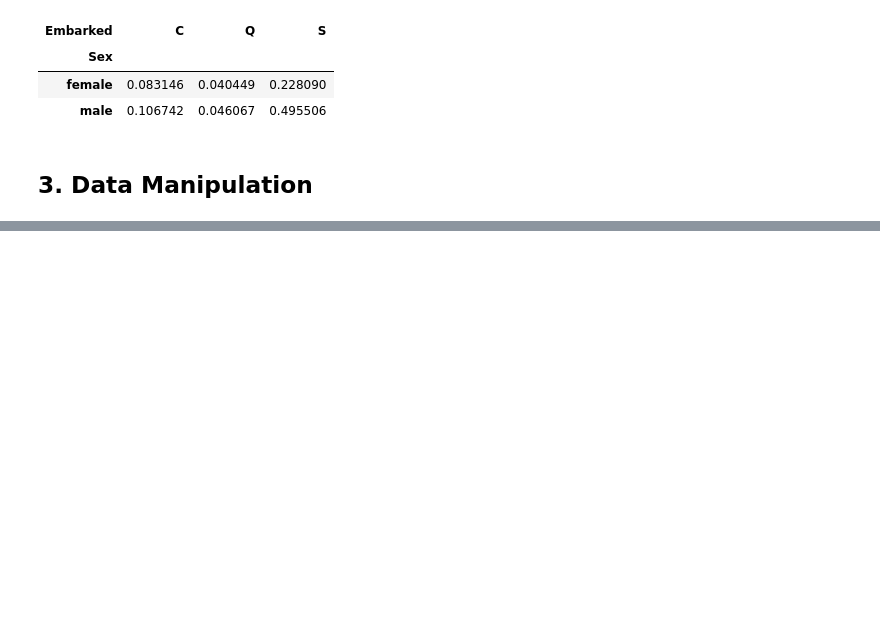
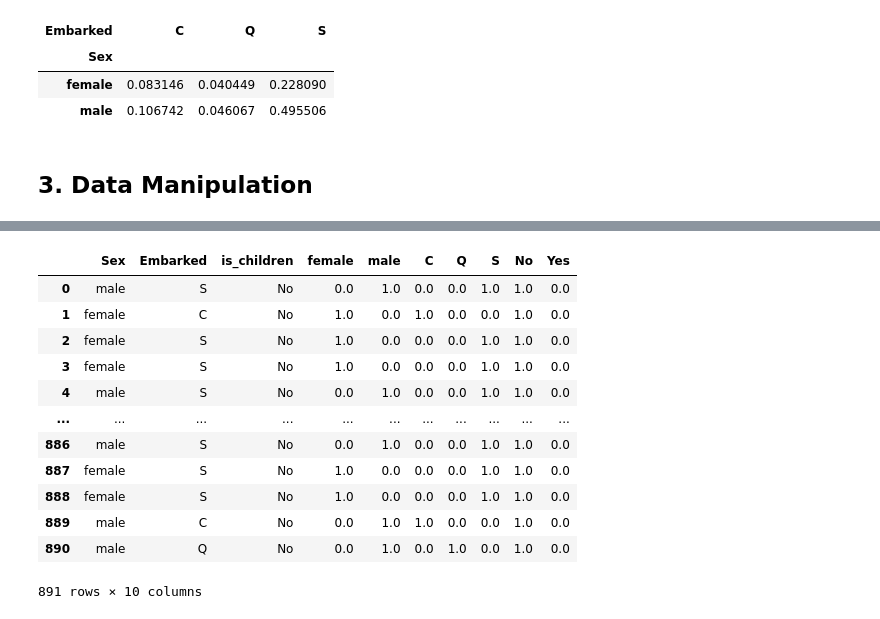
Before and after one commit to ergonrizky26/habis-kerja-data-science-practice, a Jupyter notebook: [Modul_5_Habis_Kerja]_python_data_modelling.ipynb, the cells around one changed output, grey strips where cells are left out. Cells and saved outputs as stored; diff of their text form; code cells hidden in the pictures; blank space fills up the shorter version.

```diff
--- a/[Modul_5_Habis_Kerja]_python_data_modelling.ipynb
+++ b/[Modul_5_Habis_Kerja]_python_data_modelling.ipynb
@@ -316,0 +438,14 @@ pd.crosstab(data['Sex'], data['Embarked'], normalize=True) # normalize value dat
+# %%
+# import sklearn libraries
+from sklearn.preprocessing import StandardScaler, MinMaxScaler
+
+# StandardScaler
+scaler1 = StandardScaler()
+std_scaler = scaler1.fit_transform(data_dropped[['clipped_fare']])
+# %%
+# MinMaxScaler
+scaler2 = MinMaxScaler()
+mm_scaler = scaler2.fit_transform(data_dropped[['clipped_fare']])
+# %%
+data_dropped['std_fare'] = std_scaler
+data_dropped['mm_fare'] = mm_scaler
@@ -316,0 +500,29 @@ pd.crosstab(data['Sex'], data['Embarked'], normalize=True) # normalize value dat
+# %%
+col = sorted(data_dropped['Sex'].unique().tolist()) + sorted(data_dropped['Embarked'].unique().tolist()) + sorted(data_dropped['is_children'].unique().tolist())
+# %%
+from sklearn.preprocessing import OneHotEncoder
+
+# membuat variabel enc yang berisi class OneHotEncoder
+enc = OneHotEncoder(handle_unknown='ignore')
+
+# mengubah value 'sex' menjadi encoder 1-0
+enc_df = pd.DataFrame(enc.fit_transform(data_dropped[['Sex', 'Embarked', 'is_children']]).toarray(),
+                      columns=col)
+
+# merge with main df bridge_df on key values
+hasil_df = data_dropped[['Sex', 'Embarked', 'is_children']].join(enc_df)
+hasil_df
+# %% [output]
+|  | Sex | Embarked | is_children | female | male | C | Q | S | No | Yes |
+| 0 | male | S | No | 0.0 | 1.0 | 0.0 | 0.0 | 1.0 | 1.0 | 0.0 |
+| 1 | female | C | No | 1.0 | 0.0 | 1.0 | 0.0 | 0.0 | 1.0 | 0.0 |
+| 2 | female | S | No | 1.0 | 0.0 | 0.0 | 0.0 | 1.0 | 1.0 | 0.0 |
+| 3 | female | S | No | 1.0 | 0.0 | 0.0 | 0.0 | 1.0 | 1.0 | 0.0 |
+| 4 | male | S | No | 0.0 | 1.0 | 0.0 | 0.0 | 1.0 | 1.0 | 0.0 |
+| ... | ... | ... | ... | ... | ... | ... | ... | ... | ... | ... |
+| 886 | male | S | No | 0.0 | 1.0 | 0.0 | 0.0 | 1.0 | 1.0 | 0.0 |
+| 887 | female | S | No | 1.0 | 0.0 | 0.0 | 0.0 | 1.0 | 1.0 | 0.0 |
+| 888 | female | S | No | 1.0 | 0.0 | 0.0 | 0.0 | 1.0 | 1.0 | 0.0 |
+| 889 | male | C | No | 0.0 | 1.0 | 1.0 | 0.0 | 0.0 | 1.0 | 0.0 |
+| 890 | male | Q | No | 0.0 | 1.0 | 0.0 | 1.0 | 0.0 | 1.0 | 0.0 |
+891 rows × 10 columns
```
Also changed, not shown: parts of 21 cells of this notebook.
